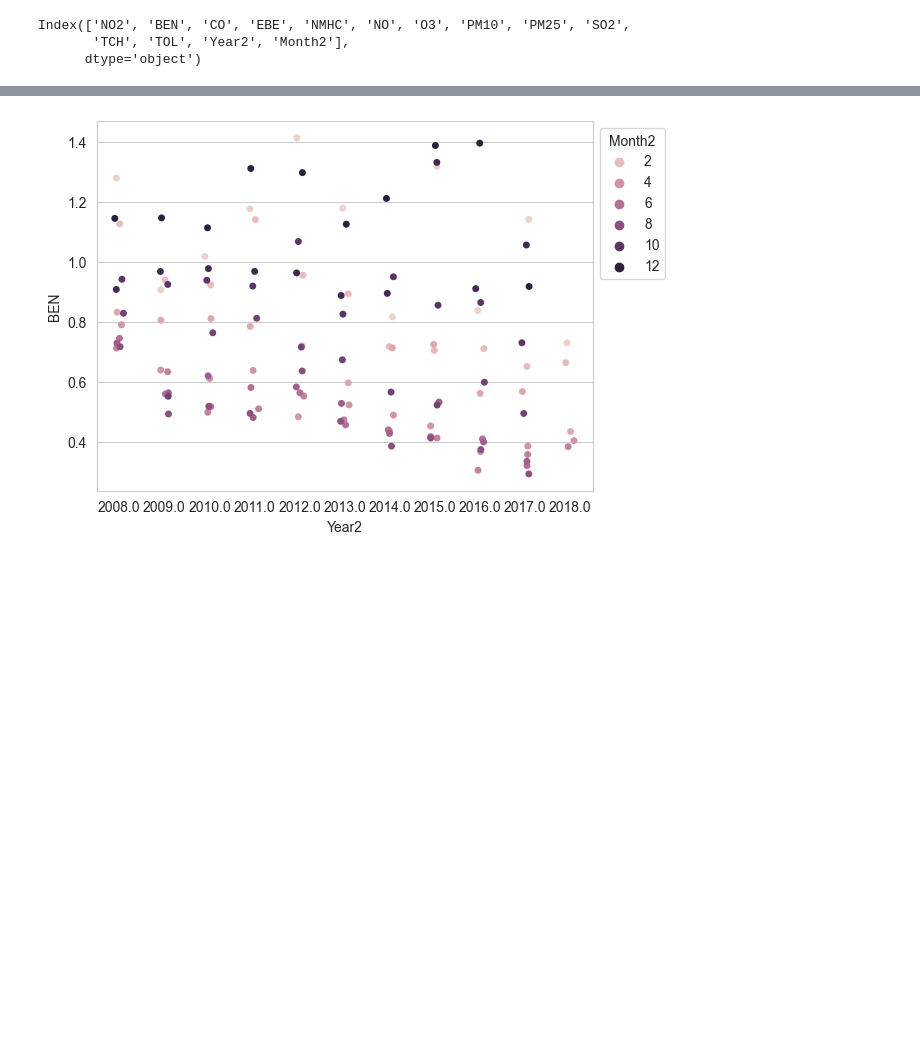
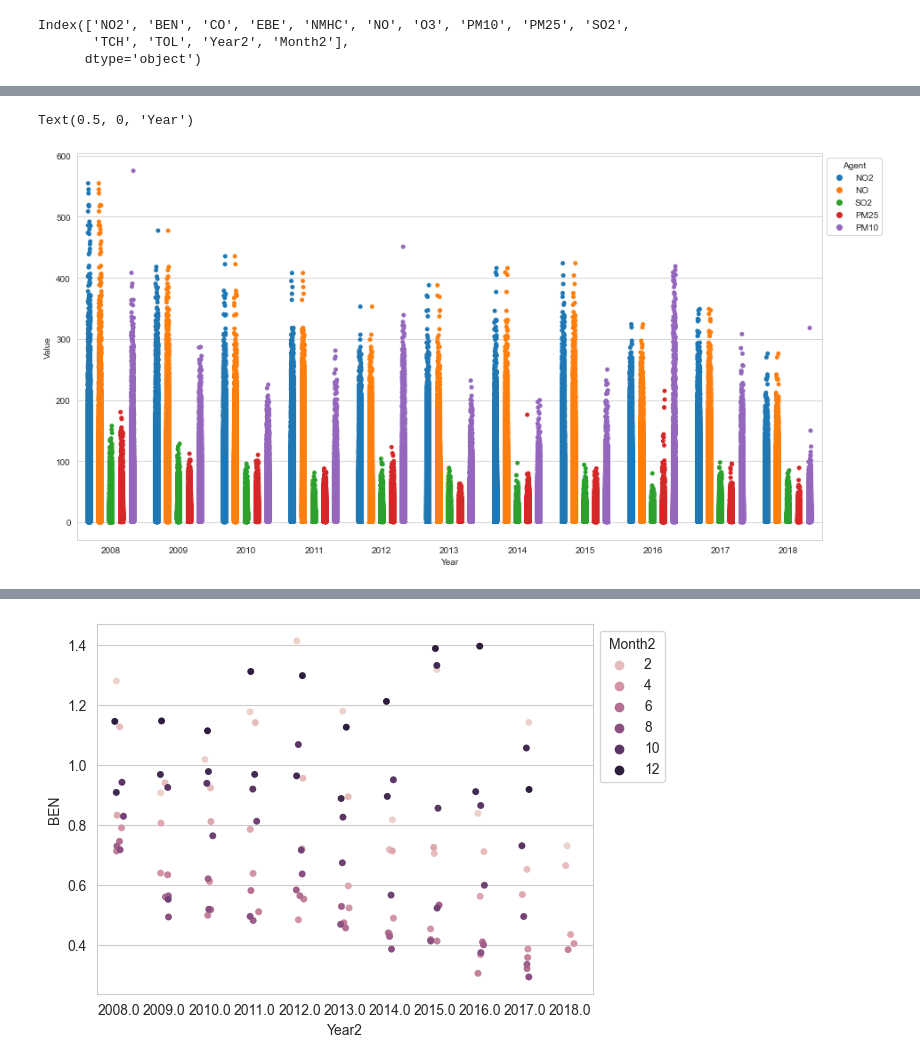
Before and after one commit to ChiaraAmalia/DataScience2Project, a Jupyter notebook: Analisi temporali.ipynb, the cells around one changed output, grey strips where cells are left out. Drawn from its saved outputs; the diff is of its cells as text; code cells hidden in the pictures; blank space fills up the shorter version.

```diff
--- a/Analisi temporali.ipynb
+++ b/Analisi temporali.ipynb
@@ -755,0 +757,20 @@ Text(0.5, 0, 'Year')
+# %%
+t1 = pd.DataFrame({'Value':NO2_in,
+                    'Agent':'NO2',
+                    'Year':year_in})
+t2 = pd.DataFrame({'Value':NO2_in,
+                    'Agent':'NO',
+                    'Year':year_in})
+t3 = pd.DataFrame({'Value':SO2_in,
+                    'Agent':'SO2',
+                    'Year':year_in})
+t4 = pd.DataFrame({'Value':PM25_in,
+                    'Agent':'PM25',
+                    'Year':year_in})
+t5 = pd.DataFrame({'Value':PM10_in,
+                    'Agent':'PM10',
+                    'Year':year_in})
+
+TAB_TOT = pd.concat([t1, t2, t3, t4, t5], ignore_index = True)
+
+display(TAB_TOT)
@@ -755,0 +791,8 @@ Text(0.5, 0, 'Year')
+# %%
+plt.figure(figsize=(15,8))
+a=sns.stripplot(y = TAB_TOT.Value , x = TAB_TOT.Year, hue = TAB_TOT.Agent, dodge = True)
+sns.move_legend(a, "upper left", bbox_to_anchor=(1, 1))
+a.set_xlabel('Year')
+# %% [output]
+Text(0.5, 0, 'Year')
+[figure, added]
```
Also changed, not shown: parts of 30 cells of this notebook, 1 other file.
